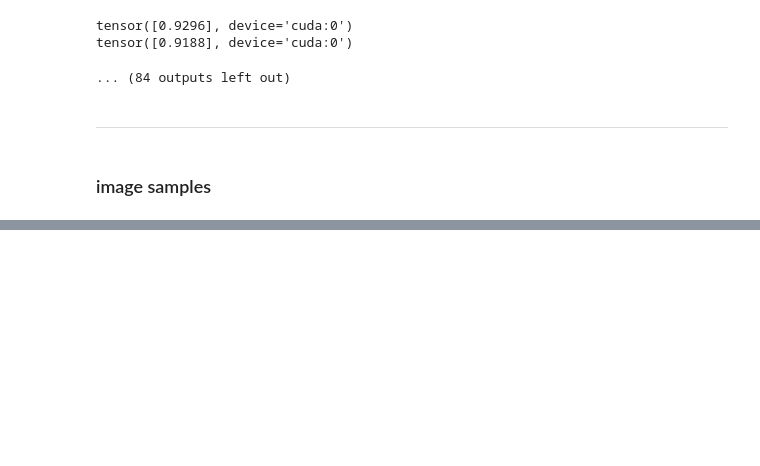
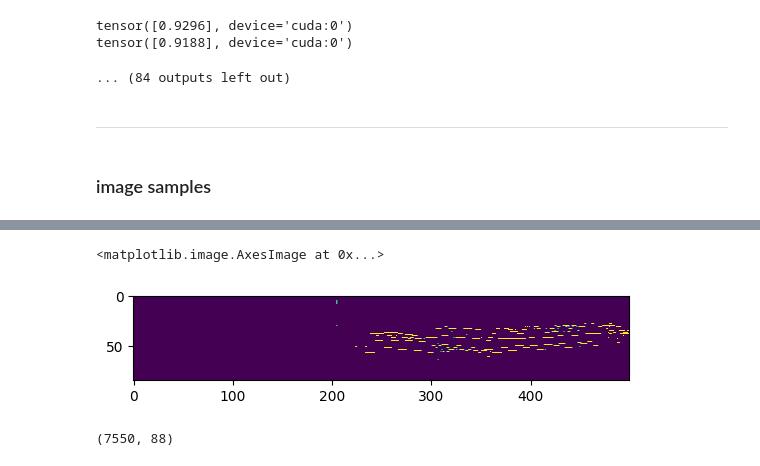
Before and after one commit to boostcampaitech5/level3_cv_finalproject-cv-08, a Jupyter notebook: EDA.ipynb, the cells around one changed output, grey strips where cells are left out. Drawn from its saved outputs; the diff is of its cells as text; code cells hidden in the pictures; blank space fills up the shorter version.

```diff
--- a/EDA.ipynb
+++ b/EDA.ipynb
@@ -413,0 +431,2 @@ for i, image_path in enumerate(image_paths):
+# %%
+image_count = len(os.listdir(image_path))
@@ -413,0 +448,5 @@ for i, image_path in enumerate(image_paths):
+# %%
+full_img_list = []
+for i in range(2, image_count-2):
+    image_name_list = [str(i).zfill(4) + ".png" for i in range(i-1, i+4)]
+    full_img_list.append(image_name_list)
@@ -413,0 +463,4 @@ for i, image_path in enumerate(image_paths):
+# %%
+img_loading_time = 0
+img_postprocess_time = 0
+img_inference_time = 0
@@ -413,0 +527,7 @@ for i, image_path in enumerate(image_paths):
+# %%
+logit_output = torch.cat(logit_list).squeeze().detach().cpu().numpy()
+logit_output = logit_output.T[::-1]
+plt.imshow(logit_output[:, 0:500]>0.4)
+# %% [output]
+<matplotlib.image.AxesImage at 0x...>
+[figure, added]
@@ -413,0 +548,4 @@ for i, image_path in enumerate(image_paths):
+# %%
+inf_list.shape
+# %% [output]
+(7550, 88)
```
Also changed, not shown: parts of 50 cells of this notebook.
